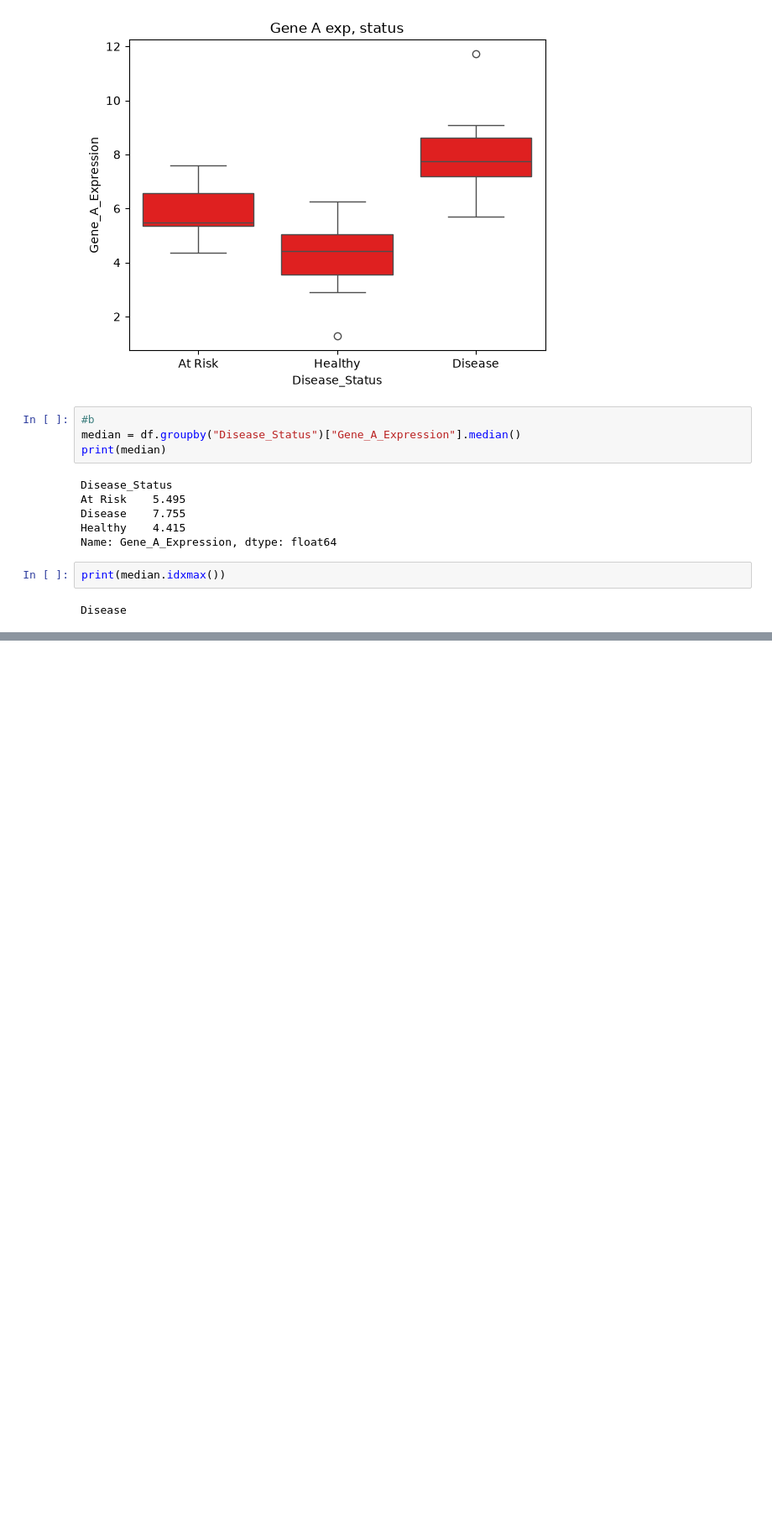
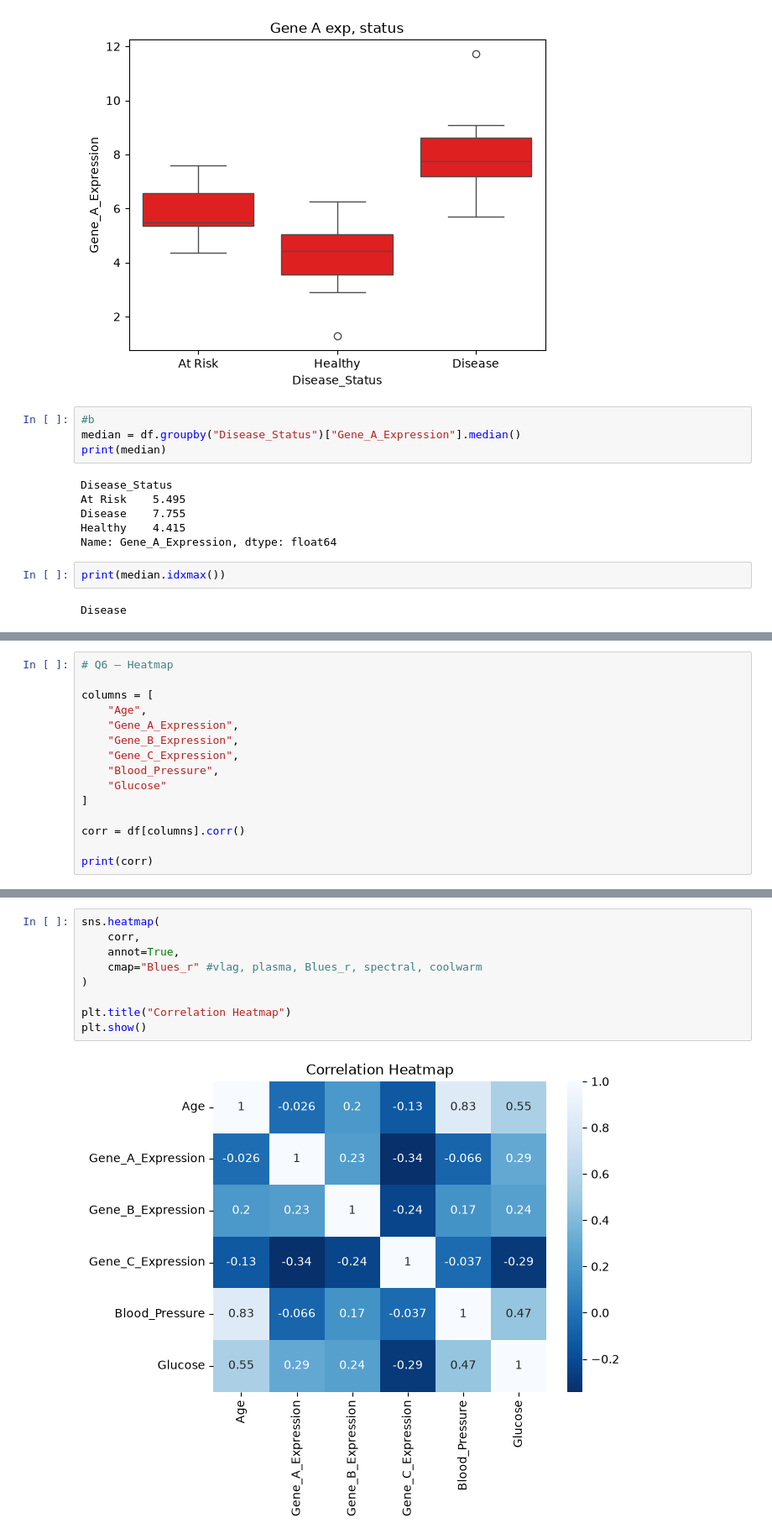
Before and after one commit to itschathura/Machine-Learning-for-Bioinformatics, a Jupyter notebook: Day3 - Asignment/mycode.ipynb, the cells around one changed output, grey strips where cells are left out. Shown at 84% size. Cells and saved outputs as stored; diff of their text form; blank space fills up the shorter version.

```diff
--- a/Day3 - Asignment/mycode.ipynb
+++ b/Day3 - Asignment/mycode.ipynb
@@ -168,0 +206,15 @@ Disease
+# %%
+# Q6 – Heatmap
+
+columns = [
+    "Age",
+    "Gene_A_Expression",
+    "Gene_B_Expression",
+    "Gene_C_Expression",
+    "Blood_Pressure",
+    "Glucose"
+]
+
+corr = df[columns].corr()
+
+print(corr)
@@ -168,0 +237,11 @@ Disease
+# %%
+sns.heatmap(
+    corr,
+    annot=True,
+    cmap="Blues_r" #vlag, plasma, Blues_r, spectral, coolwarm
+)
+
+plt.title("Correlation Heatmap")
+plt.show()
+# %% [output]
+[figure, added]
```
Also changed, not shown: parts of 4 cells of this notebook, 3 other files.
